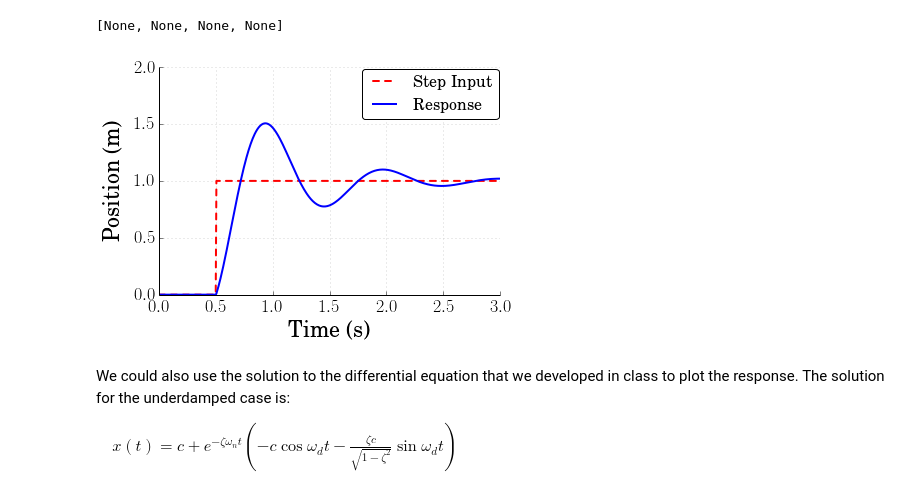
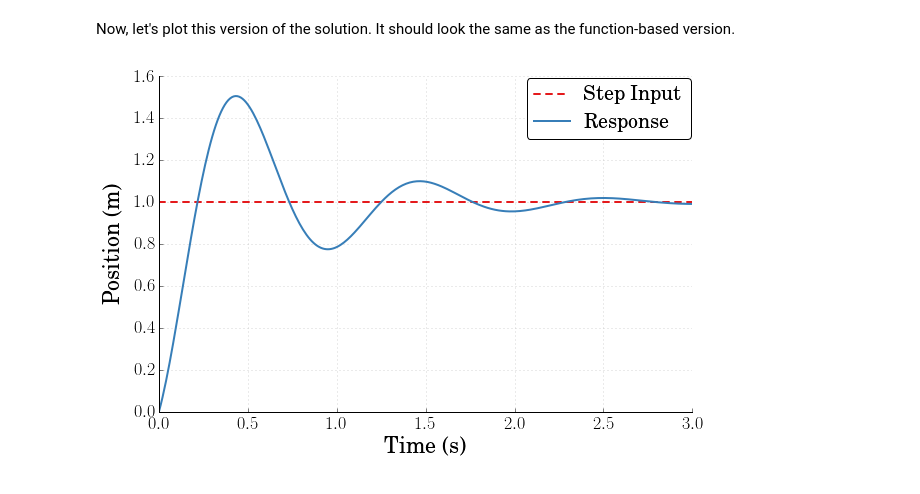
Before and after one commit to DocVaughan/MCHE485---Mechanical-Vibrations, a Jupyter notebook: IPython Notebooks/Mass Spring Damper - Step Input.ipynb, the cells around one changed output. Saved outputs shown, nothing was run; the diff lists cells and outputs as text; code cells hidden in the pictures.

Commit message:
Further updating notebook styling

```diff
--- a/IPython Notebooks/Mass Spring Damper - Step Input.ipynb
+++ b/IPython Notebooks/Mass Spring Damper - Step Input.ipynb
@@ -39,3 +44,13 @@ z = 0.25                 # Define a desired damping ratio
 c = 2*z*wn*m            # calculate the damping coeff. to create it (N/(m/s))
 
 wd = wn*np.sqrt(1-z**2) # Damped natural frequency (rad/s)
+# %%
+# Define the time array
+t = np.linspace(0, 3, 301) # 0-3s with 301 points in between
+
+# Define the step input (We're using y_step, because we've already defined c as our damping coeff.)
+y_step = 1.0
+
+# Define x(t)
+# In this case, we're specifying that the step input occurs at t = 0
+x = y_step + np.exp(-z*wn*t)*(-y_step*np.cos(wd*t) + (z*y_step)/(np.sqrt(1-z**2)) * np.sin(wd*t))
@@ -47,10 +113,7 @@ den = [1,2.*z*wn,wn**2]
 
 sys = control.tf(num,den)
 # %%
-# Set up simulation parameters
-t = np.linspace(0,3,500)            # Time for simulation, 0-3s with 500 points in-between
-
-# Form the step input in desired position, yd, starting the step at t=0.5s
-yd = np.ones_like(t) * (t > 0.5)
+# Form the step input in desired position, yd, starting the step at t=0.0s
+yd = np.ones_like(t)              # This is an array of all ones, with the same size as t
 # %%
 # Define the initial conditions x_dot(0) = 0, x(0) = 0
@@ -62,38 +124,48 @@ x0 = [0.,0.]
+# %% [markdown]
+Now, let's plot this version of the solution. It should look the same as the function-based version.
 # %%
-# Make the figure pretty, then plot the results
-#   "pretty" parameters selected based on pdf output, not screen output
-#   Many of these setting could also be made default by the .matplotlibrc file
-fig = figure(figsize=(6,4))
-ax = gca()
-subplots_adjust(bottom=0.17,left=0.17,top=0.96,right=0.96)
-setp(ax.get_ymajorticklabels(),family='serif',fontsize=18)
-setp(ax.get_xmajorticklabels(),family='serif',fontsize=18)
+# Set the plot size - 3x2 aspect ratio is best
+fig = plt.figure(figsize=(6, 4))
+ax = plt.gca()
+plt.subplots_adjust(bottom=0.17, left=0.17, top=0.96, right=0.96)
+
+# Change the axis units to serif
+plt.setp(ax.get_ymajorticklabels(), family='serif', fontsize=18)
+plt.setp(ax.get_xmajorticklabels(), family='serif', fontsize=18)
+
 ax.spines['right'].set_color('none')
 ax.spines['top'].set_color('none')
+
 ax.xaxis.set_ticks_position('bottom')
 ax.yaxis.set_ticks_position('left')
-ax.grid(True,linestyle=':',color='0.75')
+
+# Turn on the plot grid and set appropriate linestyle and color
+ax.grid(True,linestyle=':', color='0.75')
 ax.set_axisbelow(True)
 
-xlabel('Time (s)',family='serif',fontsize=22,weight='bold',labelpad=5)
-ylabel('Position (m)',family='serif',fontsize=22,weight='bold',labelpad=10)
-ylim(0,2.0)
+# Define the X and Y axis labels
+plt.xlabel('Time (s)', family='serif', fontsize=22, weight='bold', labelpad=5)
+plt.ylabel('Position (m)', family='serif', fontsize=22, weight='bold', labelpad=10)
 
-plot(t,yd,'r--',linewidth=2,label='Step Input')
-plot(T,yout,color="blue",linewidth=2,label='Response')
+plt.plot(t, yd, linewidth=2, linestyle='--', label=r'Step Input')
+plt.plot(t, yout, linewidth=2, linestyle='-', label=r'Response')
 
-leg = legend(loc='upper right', fancybox=True)
+# uncomment below and set limits if needed
+# plt.xlim(0, 5)
+# plt.ylim(0, 10)
+
+# Create the legend, then fix the fontsize
+leg = plt.legend(loc='upper right', ncol = 1, fancybox=True)
 ltext  = leg.get_texts()
-setp(ltext,family='serif',fontsize=16)
+plt.setp(ltext, family='serif', fontsize=20)
 
-# If you want to save the figure, uncomment the commands below.
-# The figure will be saved in the same directory as your IPython notebook.
-# Save the figure as a high-res pdf in the current folder
-# savefig('MassSpring_StepResp.pdf')
+# Adjust the page layout filling the page using the new tight_layout command
+plt.tight_layout(pad=0.5)
+
+# Uncommetn to save the figure as a high-res pdf in the current folder
+# It's saved at the original 6x4 size
+# plt.savefig('plot_filename.pdf')
+
+fig.set_size_inches(9, 6) # Resize the figure for better display in the notebook
 # %% [output]
-[None, None, None, None]
-[figure, old version]
+[figure, new version]
-# %% [markdown]
-We could also use the solution to the differential equation that we developed in class to plot the response. The solution for the underdamped case is:
-
-$ \quad x(t) = c + e^{-\zeta\omega_nt}\left(-c \cos{\omega_d t} - \frac{\zeta c}{\sqrt{1-\zeta^2}} \sin{\omega_d t}\right) $
```
Also changed, not shown: parts of 15 cells of this notebook, 1 other file.
